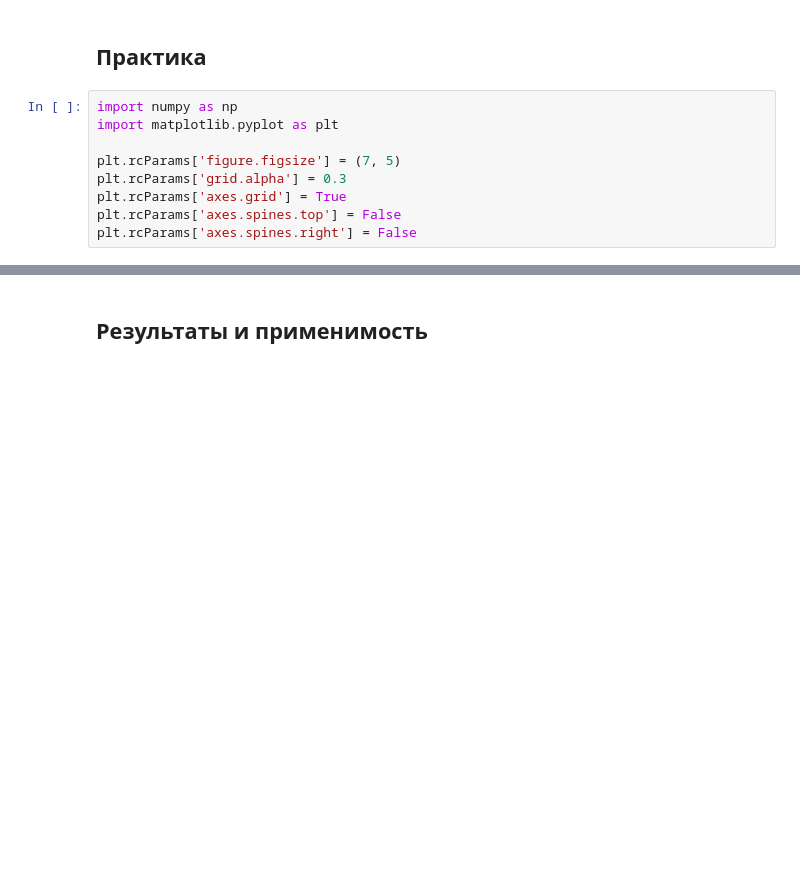
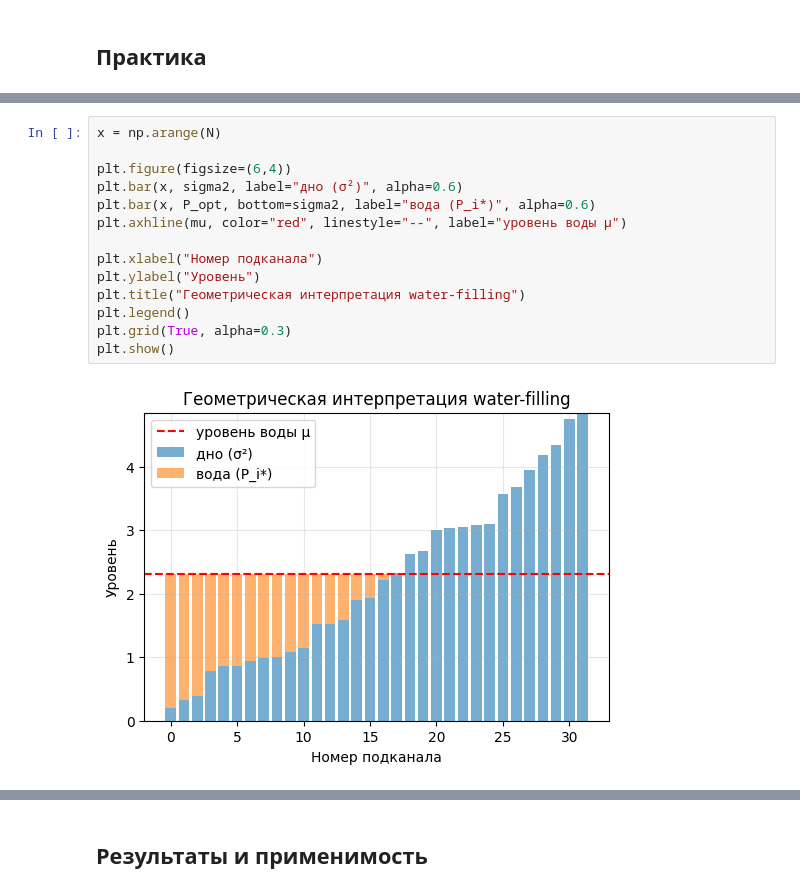
Before and after one commit to oncominglane/theory_of_information, a Jupyter notebook: essays/essay5.ipynb, the cells around one changed output, grey strips where cells are left out. Cells and saved outputs as stored; diff of their text form; blank space fills up the shorter version.

```diff
--- a/essays/essay5.ipynb
+++ b/essays/essay5.ipynb
@@ -194,11 +119,2 @@
 # %% [markdown]
 ## **Практика**
-# %%
-import numpy as np
-import matplotlib.pyplot as plt
-
-plt.rcParams['figure.figsize'] = (7, 5)
-plt.rcParams['grid.alpha'] = 0.3
-plt.rcParams['axes.grid'] = True
-plt.rcParams['axes.spines.top'] = False
-plt.rcParams['axes.spines.right'] = False
@@ -595,0 +374,16 @@ $$
+# %%
+x = np.arange(N)
+
+plt.figure(figsize=(6,4))
+plt.bar(x, sigma2, label="дно (σ²)", alpha=0.6)
+plt.bar(x, P_opt, bottom=sigma2, label="вода (P_i*)", alpha=0.6)
+plt.axhline(mu, color="red", linestyle="--", label="уровень воды μ")
+
+plt.xlabel("Номер подканала")
+plt.ylabel("Уровень")
+plt.title("Геометрическая интерпретация water-filling")
+plt.legend()
+plt.grid(True, alpha=0.3)
+plt.show()
+# %% [output]
+[figure, added]
```
Also changed, not shown: parts of 57 cells of this notebook, 3 other files.
